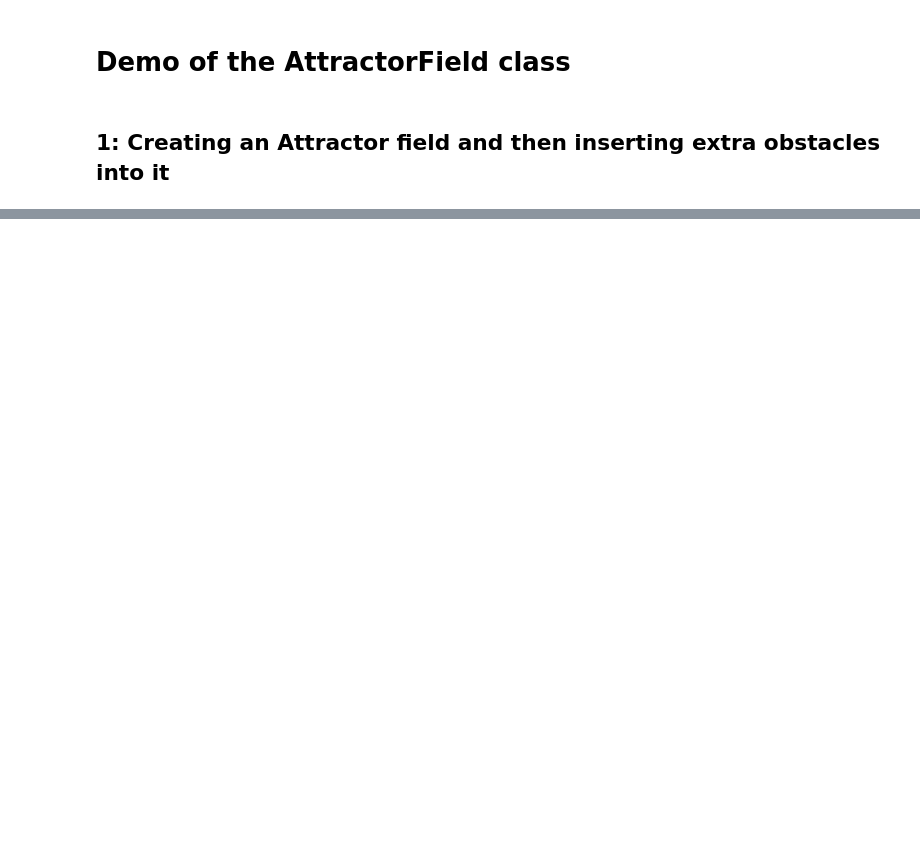
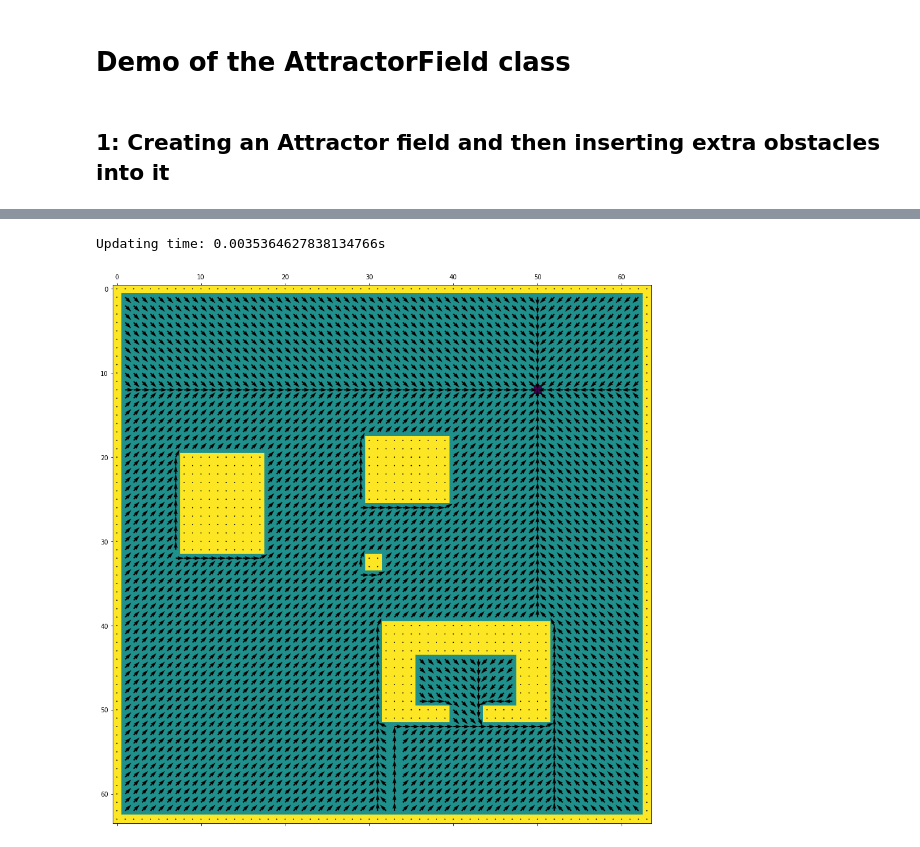
Before and after one commit to ferenctorok/potential_field_planner, a Jupyter notebook: src/AttractorField_demo.ipynb, the cells around one changed output, grey strips where cells are left out. Saved outputs shown, nothing was run; the diff lists cells and outputs as text; code cells hidden in the pictures; blank space fills up the shorter version.

```diff
--- a/src/AttractorField_demo.ipynb
+++ b/src/AttractorField_demo.ipynb
@@ -53,0 +60,11 @@ AttributeError: 'int' object has no attribute 'value'
+# %%
+# timing some small changes:
+occupancy_grid[30: 32, 32: 34] = 1
+
+start_time = time.time()
+attractor.update_occupancy_grid(occupancy_grid)
+print("Updating time: {}s".format(time.time() - start_time))
+attractor.plot_grad()
+# %% [output]
+Updating time: 0.0035364627838134766s
+[figure, added]
```
Also changed, not shown: parts of 3 cells of this notebook.
